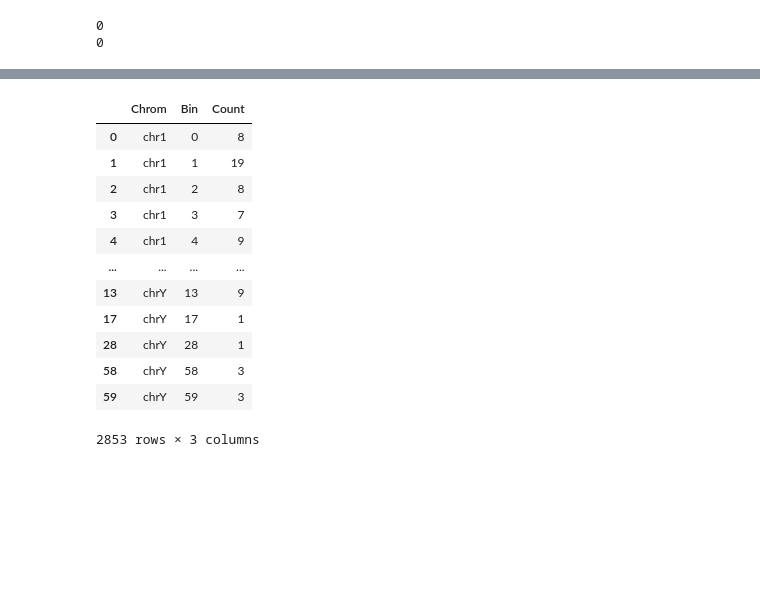
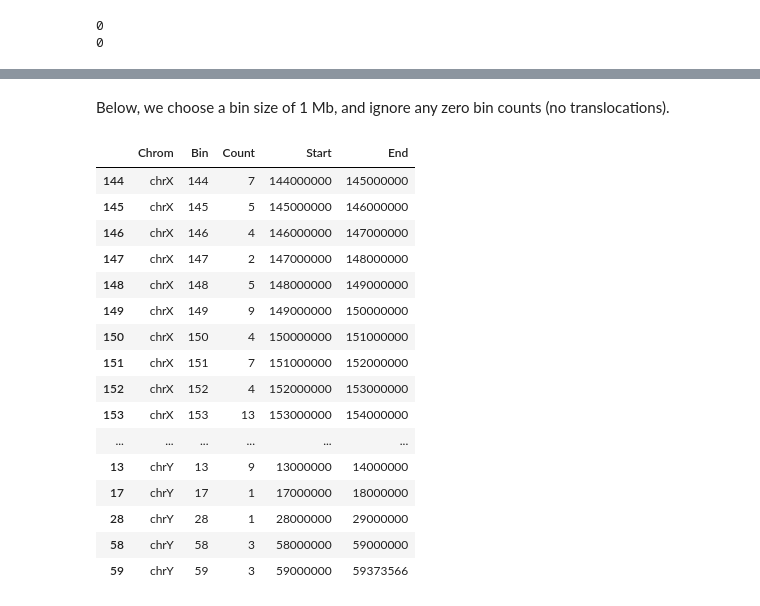
Before and after one commit to dnnguy23/translocation_sequence, a Jupyter notebook: analysis.ipynb, the cells around one changed output, grey strips where cells are left out. Drawn from its saved outputs; the diff is of its cells as text; code cells hidden in the pictures; blank space fills up the shorter version.

```diff
--- a/analysis.ipynb
+++ b/analysis.ipynb
@@ -138,26 +105,38 @@ chromosomes
+# %% [markdown]
+Below, we choose a bin size of 1 Mb, and ignore any zero bin counts (no translocations).
 # %%
 bin_size=1000000
 newdf = df.copy(deep=True)
 newdf['bin'] = newdf['Junction'] // bin_size
-bin_counts = pd.DataFrame(columns = ['Chrom', 'Bin', 'Count'])
+bin_counts = pd.DataFrame(columns = ['Chrom', 'Bin', 'Count', 'Start', 'End'])
 
 for chrom_name, chrom_length in chromosomes.items():
     chrom_df = newdf[newdf['Rname'] == chrom_name]
     bins = chrom_df.groupby('bin').groups.keys()
     counts = chrom_df.groupby('bin')['Qname'].count()
-    bin_counts = pd.concat([bin_counts, pd.DataFrame({'Chrom': chrom_name, 'Bin': bins, 'Count': counts})])
-bin_counts
+
+    chrom_count_df = pd.DataFrame({'Chrom': chrom_name, 'Bin': bins, 'Count': counts})
+    chrom_count_df['Start'] = chrom_count_df['Bin']*bin_size
+    chrom_count_df['End'] = np.where((chrom_count_df['Bin']+1)*bin_size <= chrom_length,
+                                     (chrom_count_df['Bin']+1)*bin_size, chrom_length)
+    bin_counts = pd.concat([bin_counts, chrom_count_df])
+
+bin_counts.tail(20)
 # %% [output]
-|  | Chrom | Bin | Count |
-| 0 | chr1 | 0 | 8 |
-| 1 | chr1 | 1 | 19 |
-| 2 | chr1 | 2 | 8 |
-| 3 | chr1 | 3 | 7 |
-| 4 | chr1 | 4 | 9 |
-| ... | ... | ... | ... |
-| 13 | chrY | 13 | 9 |
-| 17 | chrY | 17 | 1 |
-| 28 | chrY | 28 | 1 |
-| 58 | chrY | 58 | 3 |
-| 59 | chrY | 59 | 3 |
+|  | Chrom | Bin | Count | Start | End |
+| 144 | chrX | 144 | 7 | 144000000 | 145000000 |
+| 145 | chrX | 145 | 5 | 145000000 | 146000000 |
+| 146 | chrX | 146 | 4 | 146000000 | 147000000 |
+| 147 | chrX | 147 | 2 | 147000000 | 148000000 |
+| 148 | chrX | 148 | 5 | 148000000 | 149000000 |
+| 149 | chrX | 149 | 9 | 149000000 | 150000000 |
+| 150 | chrX | 150 | 4 | 150000000 | 151000000 |
+| 151 | chrX | 151 | 7 | 151000000 | 152000000 |
+| 152 | chrX | 152 | 4 | 152000000 | 153000000 |
+| 153 | chrX | 153 | 13 | 153000000 | 154000000 |
+| ... | ... | ... | ... | ... | ... |
+| 13 | chrY | 13 | 9 | 13000000 | 14000000 |
+| 17 | chrY | 17 | 1 | 17000000 | 18000000 |
+| 28 | chrY | 28 | 1 | 28000000 | 29000000 |
+| 58 | chrY | 58 | 3 | 58000000 | 59000000 |
+| 59 | chrY | 59 | 3 | 59000000 | 59373566 |
-2853 rows × 3 columns
```
Also changed, not shown: parts of 26 cells of this notebook, 7 other files.
